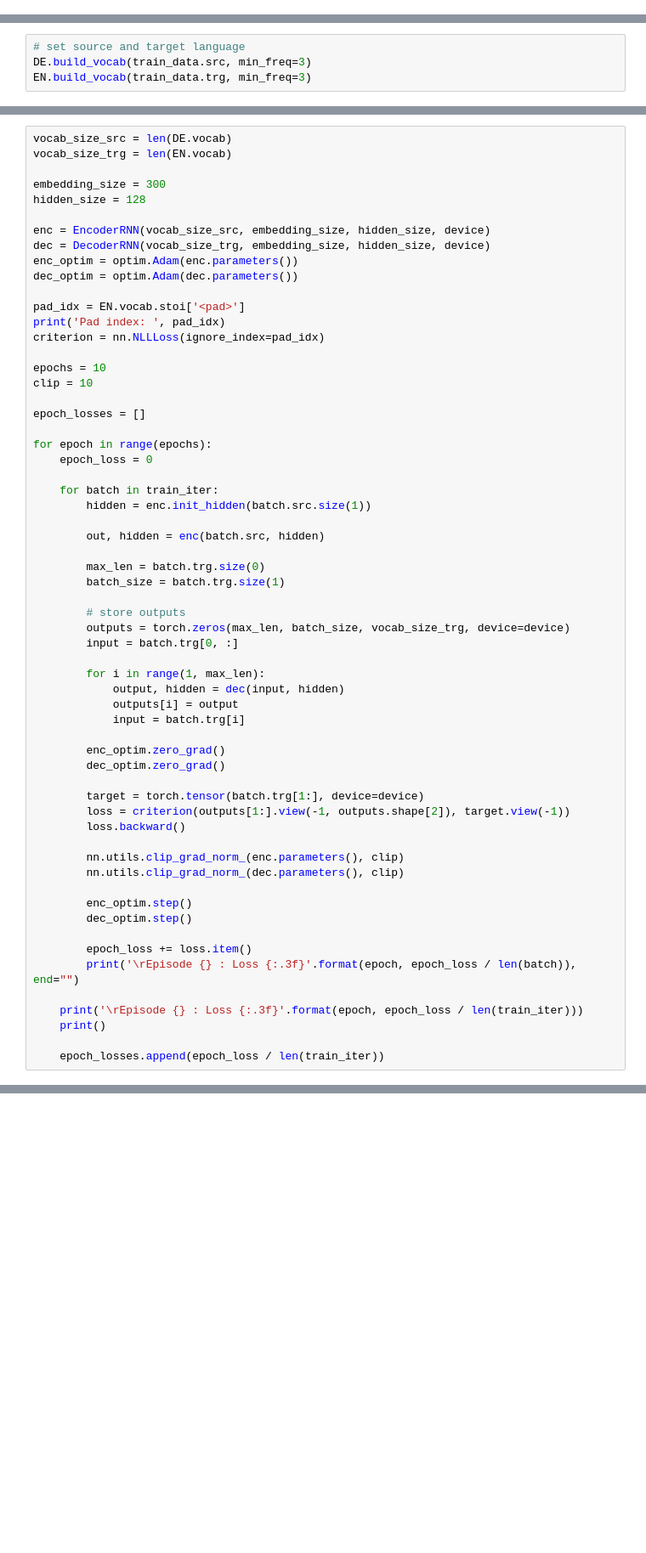
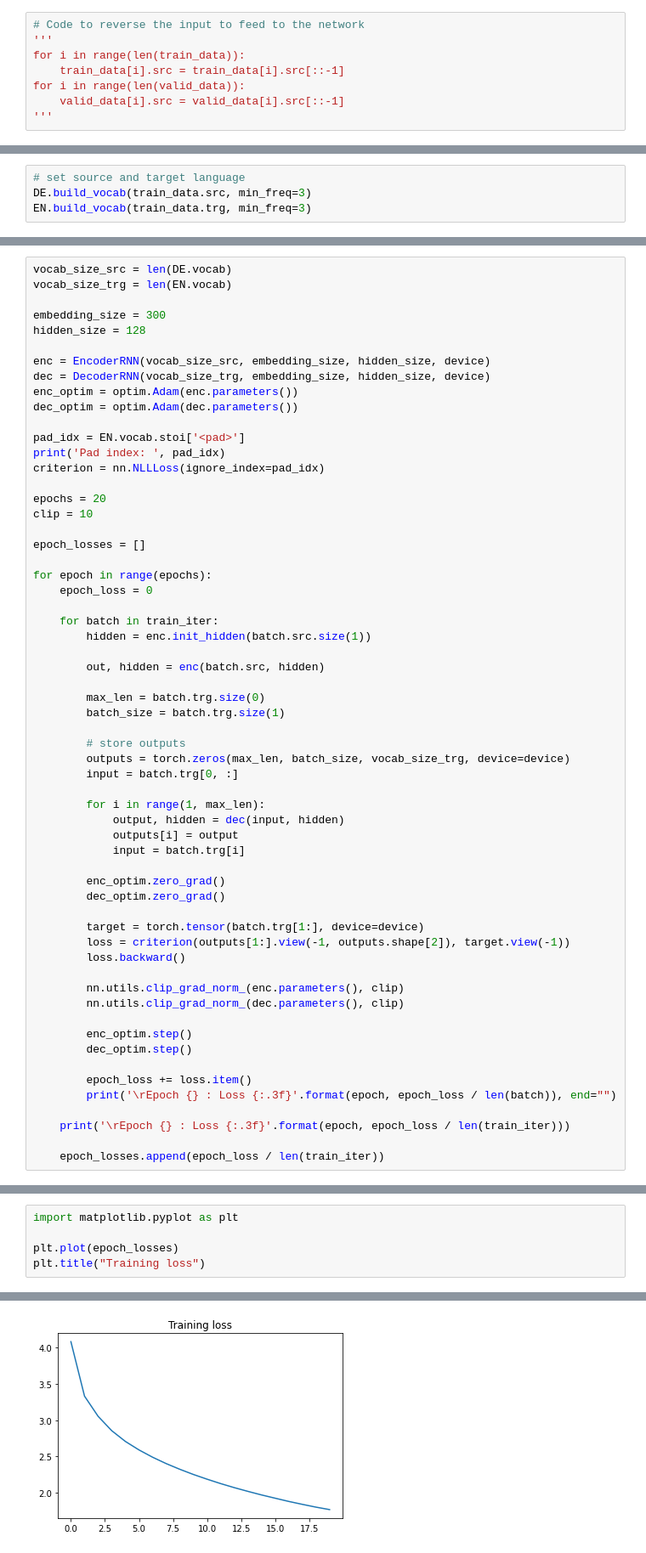
Before and after one commit to amy12xx/colab_notebooks, a Jupyter notebook: nlp/seq2seq.ipynb, the cells around one changed output, grey strips where cells are left out. Shown at 85% size. Drawn from its saved outputs; the diff is of its cells as text; blank space fills up the shorter version.

```diff
--- a/nlp/seq2seq.ipynb
+++ b/nlp/seq2seq.ipynb
@@ -121,0 +117,8 @@ Loaded data...
+# %%
+# Code to reverse the input to feed to the network
+'''
+for i in range(len(train_data)):
+    train_data[i].src = train_data[i].src[::-1]
+for i in range(len(valid_data)):
+    valid_data[i].src = valid_data[i].src[::-1]
+'''
@@ -234,7 +240,7 @@ pad_idx = EN.vocab.stoi['<pad>']
 print('Pad index: ', pad_idx)
 criterion = nn.NLLLoss(ignore_index=pad_idx)
 
-epochs = 10
+epochs = 20
 clip = 10
 
 epoch_losses = []
@@ -273,10 +279,9 @@ for epoch in range(epochs):
         dec_optim.step()
 
         epoch_loss += loss.item()
-        print('\rEpisode {} : Loss {:.3f}'.format(epoch, epoch_loss / len(batch)), end="")
+        print('\rEpoch {} : Loss {:.3f}'.format(epoch, epoch_loss / len(batch)), end="")
 
-    print('\rEpisode {} : Loss {:.3f}'.format(epoch, epoch_loss / len(train_iter)))
-    print()
+    print('\rEpoch {} : Loss {:.3f}'.format(epoch, epoch_loss / len(train_iter)))
 
     epoch_losses.append(epoch_loss / len(train_iter))
 # %% [output]
@@ -302,0 +310,6 @@ Episode 9 : Loss 2.242
+# %%
+import matplotlib.pyplot as plt
+
+plt.plot(epoch_losses)
+plt.title("Training loss")
+# %% [output]
@@ -302,0 +317 @@ Episode 9 : Loss 2.242
+[figure, added]
```
Also changed, not shown: parts of 15 cells of this notebook.
